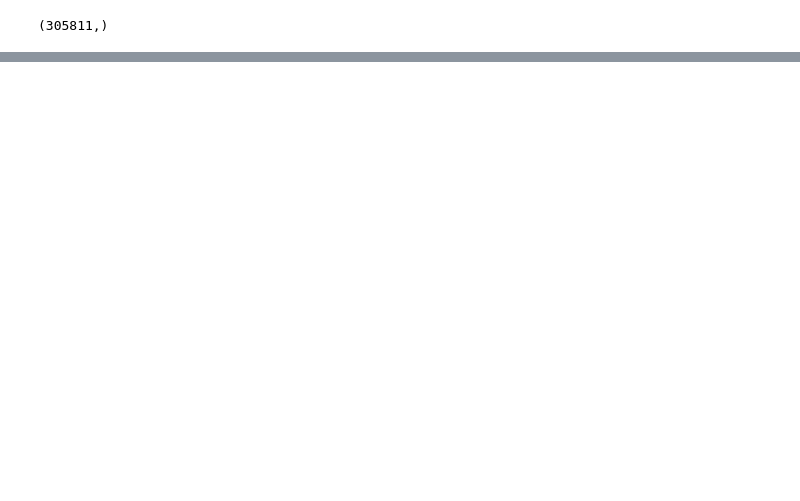
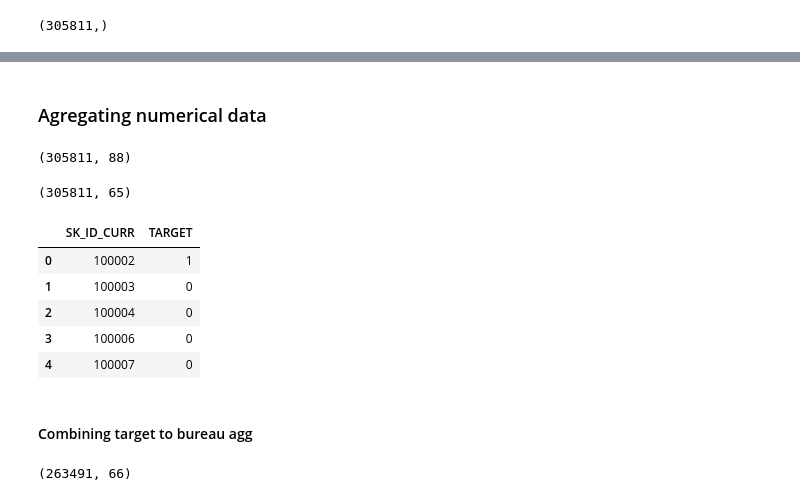
Before and after one commit to seg-fault123/bdm_project, a Jupyter notebook: bureau.ipynb, the cells around one changed output, grey strips where cells are left out. Cells and saved outputs as stored; diff of their text form; code cells hidden in the pictures; blank space fills up the shorter version.

Commit message:
aggregated bureau data and added bureau_num_kde.png

```diff
--- a/bureau.ipynb
+++ b/bureau.ipynb
@@ -130,0 +134,35 @@ numerical_frame['SK_ID_CURR'].unique().shape
+# %% [markdown]
+### Agregating numerical data
+# %%
+bureau_agg=numerical_frame.groupby(by='SK_ID_CURR').agg(func=['count', 'min', 'max', 'median'])
+cols=pd.Index(['_'.join(val) for val in bureau_agg.columns.to_flat_index()])
+bureau_agg.columns=cols
+bureau_agg.shape
+# %% [output]
+(305811, 88)
+# %%
+drop_cols=['_'.join([val, 'count']) for val in numerical_frame.columns.difference(['SK_ID_CURR', 'SK_ID_BUREAU'])]
+drop_cols+=['SK_ID_BUREAU_min', 'SK_ID_BUREAU_max', 'SK_ID_BUREAU_median']
+
+bureau_agg.drop(labels=drop_cols, axis=1, inplace=True)
+bureau_agg.reset_index(inplace=True)
+bureau_agg.shape
+# %% [output]
+(305811, 65)
+# %%
+main_data_id_target=pd.read_csv('application_train.csv', usecols=['SK_ID_CURR', 'TARGET'])
+main_data_id_target.head()
+# %% [output]
+|  | SK_ID_CURR | TARGET |
+| 0 | 100002 | 1 |
+| 1 | 100003 | 0 |
+| 2 | 100004 | 0 |
+| 3 | 100006 | 0 |
+| 4 | 100007 | 0 |
+# %% [markdown]
+#### Combining target to bureau agg
+# %%
+bureau_agg_target=pd.merge(left=bureau_agg, right=main_data_id_target, on='SK_ID_CURR', how='inner')
+bureau_agg_target.shape
+# %% [output]
+(263491, 66)
```
Also changed, not shown: parts of 12 cells of this notebook, 1 other file.
